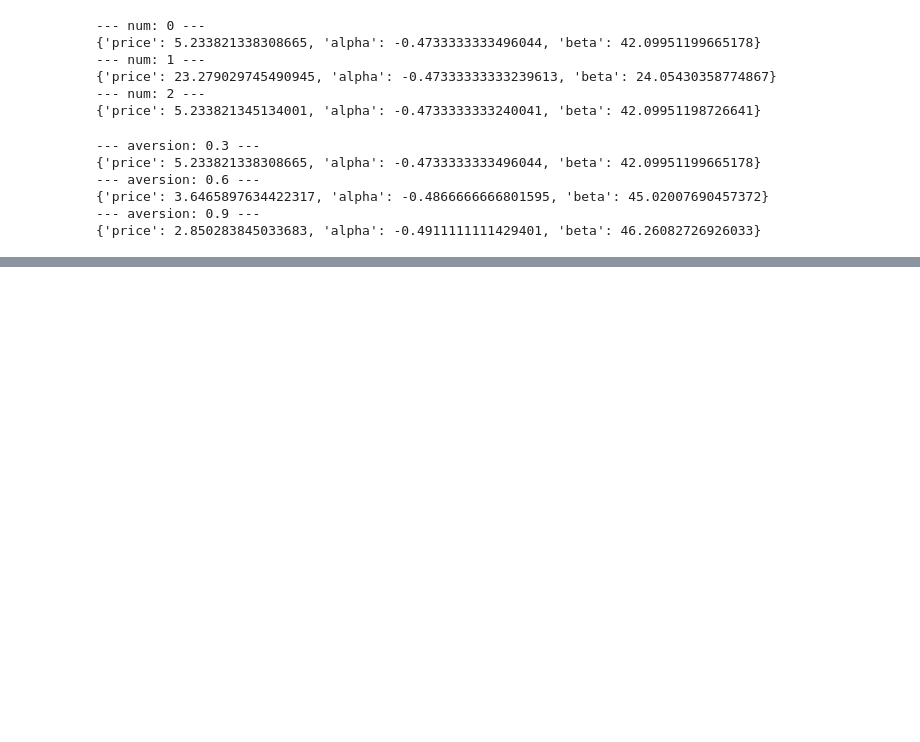
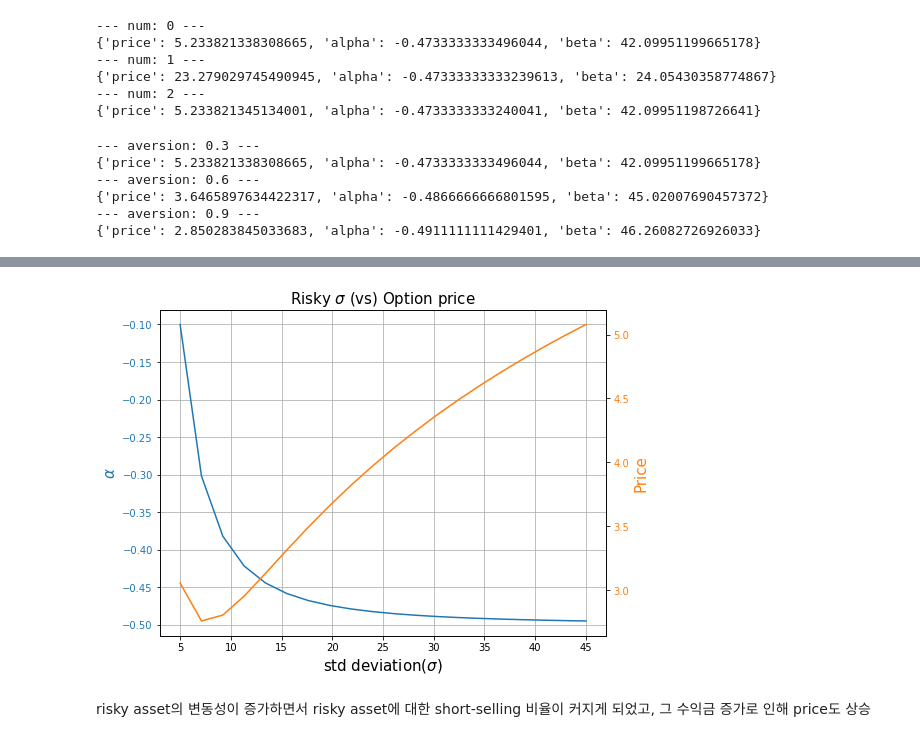
Before and after one commit to bluesunb/RL_Stocks, a Jupyter notebook: Theory/Incomplete_derivative_pricing.ipynb, the cells around one changed output, grey strips where cells are left out. Saved outputs shown, nothing was run; the diff lists cells and outputs as text; code cells hidden in the pictures; blank space fills up the shorter version.

```diff
--- a/Theory/Incomplete_derivative_pricing.ipynb
+++ b/Theory/Incomplete_derivative_pricing.ipynb
@@ -314,0 +358,25 @@ for aversion in aversions:
+# %%
+lb = risky_std - 20
+ub = risky_std + 20
+
+std_list = np.linspace(lb, ub, 20)
+markets = [SimpleSimulation(risky_spot, risky_mean, std, riskless_rate, payoff_fun) for std in std_list]
+results = [market.max_expected_utility_price(risk_aversion) for market in markets]
+# %%
+fig, ax = plt.subplots(figsize=(8,6))
+
+ax.set_title(r'Risky $\sigma$ (vs) Option price', size=15)
+ax.grid(True)
+ax.plot(std_list, [res['alpha'] for res in results], label='alpha', color='C0')
+ax.set_xlabel(r'std deviation($\sigma$)', size=15)
+ax.set_ylabel(r'$\alpha$', color='C0', size=15)
+ax.tick_params(axis='y', labelcolor='C0')
+
+ax2 = ax.twinx()
+ax2.plot(std_list, [res['price'] for res in results], label='price', color='C1')
+ax2.set_ylabel('Price', color='C1', size=15)
+ax2.tick_params(axis='y', labelcolor='C1')
+# %% [output]
+[figure, added]
+# %% [markdown]
+risky asset의 변동성이 증가하면서 risky asset에 대한 short-selling 비율이 커지게 되었고, 그 수익금 증가로 인해 price도 상승
```
Also changed, not shown: parts of 7 cells of this notebook, 1 other file.
